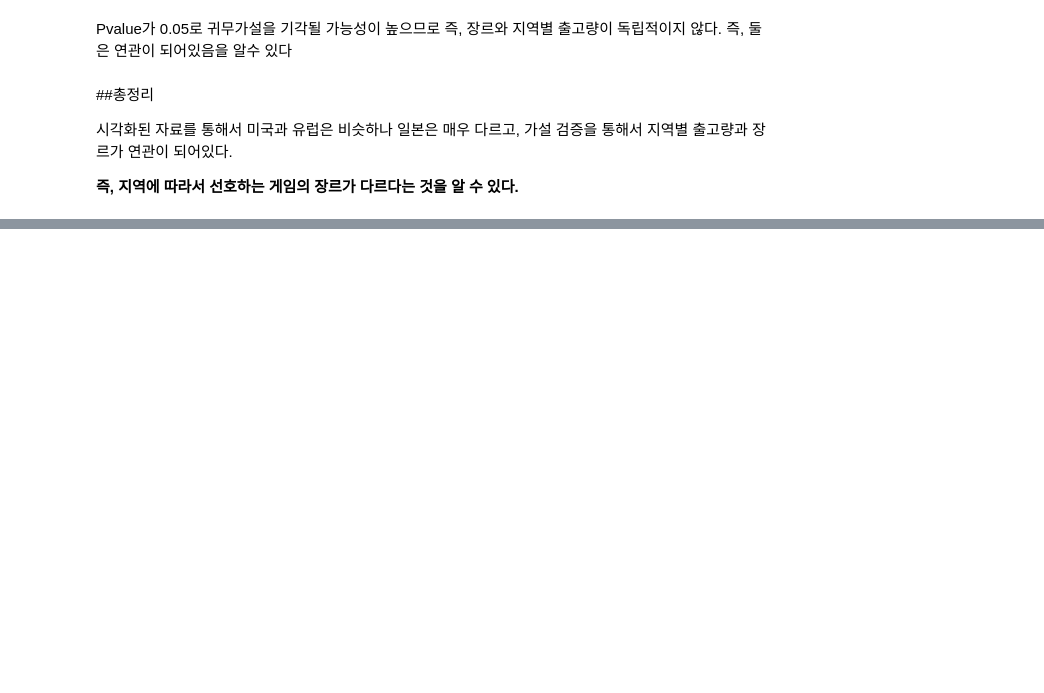
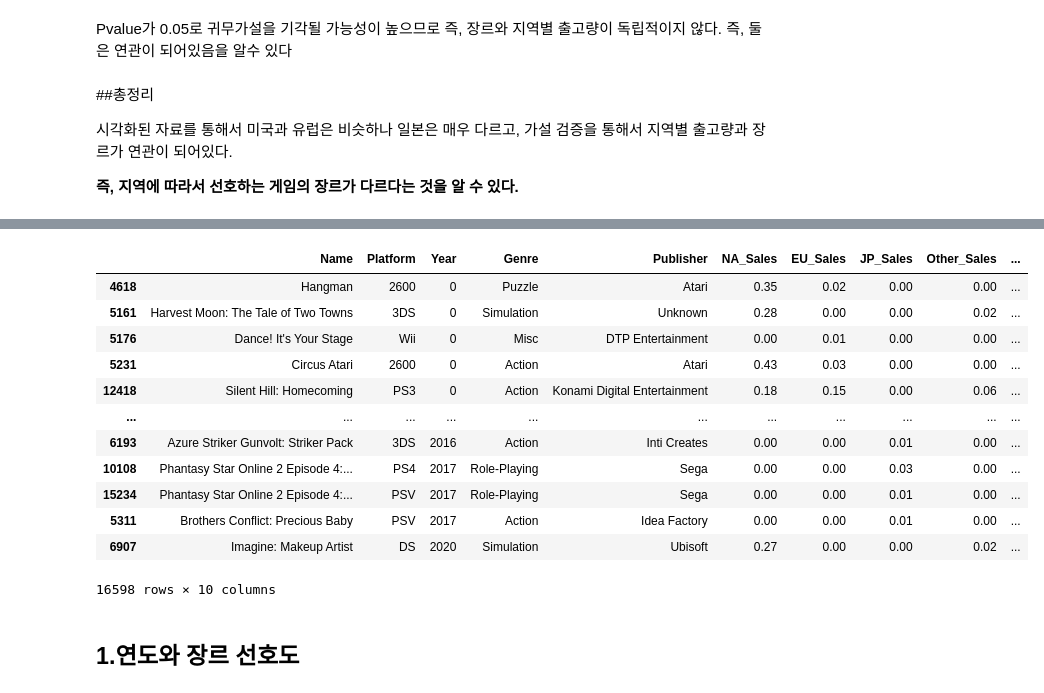
Before and after one commit to poandpo/project-, a Jupyter notebook: project1.ipynb, the cells around one changed output, grey strips where cells are left out. Drawn from its saved outputs; the diff is of its cells as text; code cells hidden in the pictures; blank space fills up the shorter version.

```diff
--- a/project1.ipynb
+++ b/project1.ipynb
@@ -304,0 +346,19 @@ Pvalue가 0.05로 귀무가설을 기각될 가능성이 높으므로 즉, 장
+# %%
+df_Y=df.sort_values(by=['Year'], axis=0) #year피쳐 기준으로 정렬
+df_Y
+# %% [output]
+|  | Name | Platform | Year | Genre | Publisher | NA_Sales | EU_Sales | JP_Sales | Other_Sales | ... |
+| 4618 | Hangman | 2600 | 0 | Puzzle | Atari | 0.35 | 0.02 | 0.00 | 0.00 | ... |
+| 5161 | Harvest Moon: The Tale of Two Towns | 3DS | 0 | Simulation | Unknown | 0.28 | 0.00 | 0.00 | 0.02 | ... |
+| 5176 | Dance! It's Your Stage | Wii | 0 | Misc | DTP Entertainment | 0.00 | 0.01 | 0.00 | 0.00 | ... |
+| 5231 | Circus Atari | 2600 | 0 | Action | Atari | 0.43 | 0.03 | 0.00 | 0.00 | ... |
+| 12418 | Silent Hill: Homecoming | PS3 | 0 | Action | Konami Digital Entertainment | 0.18 | 0.15 | 0.00 | 0.06 | ... |
+| ... | ... | ... | ... | ... | ... | ... | ... | ... | ... | ... |
+| 6193 | Azure Striker Gunvolt: Striker Pack | 3DS | 2016 | Action | Inti Creates | 0.00 | 0.00 | 0.01 | 0.00 | ... |
+| 10108 | Phantasy Star Online 2 Episode 4:... | PS4 | 2017 | Role-Playing | Sega | 0.00 | 0.00 | 0.03 | 0.00 | ... |
+| 15234 | Phantasy Star Online 2 Episode 4:... | PSV | 2017 | Role-Playing | Sega | 0.00 | 0.00 | 0.01 | 0.00 | ... |
+| 5311 | Brothers Conflict: Precious Baby | PSV | 2017 | Action | Idea Factory | 0.00 | 0.00 | 0.01 | 0.00 | ... |
+| 6907 | Imagine: Makeup Artist | DS | 2020 | Simulation | Ubisoft | 0.27 | 0.00 | 0.00 | 0.02 | ... |
+16598 rows × 10 columns
+# %% [markdown]
+## 1.연도와 장르 선호도
```
Also changed, not shown: parts of 26 cells of this notebook.
